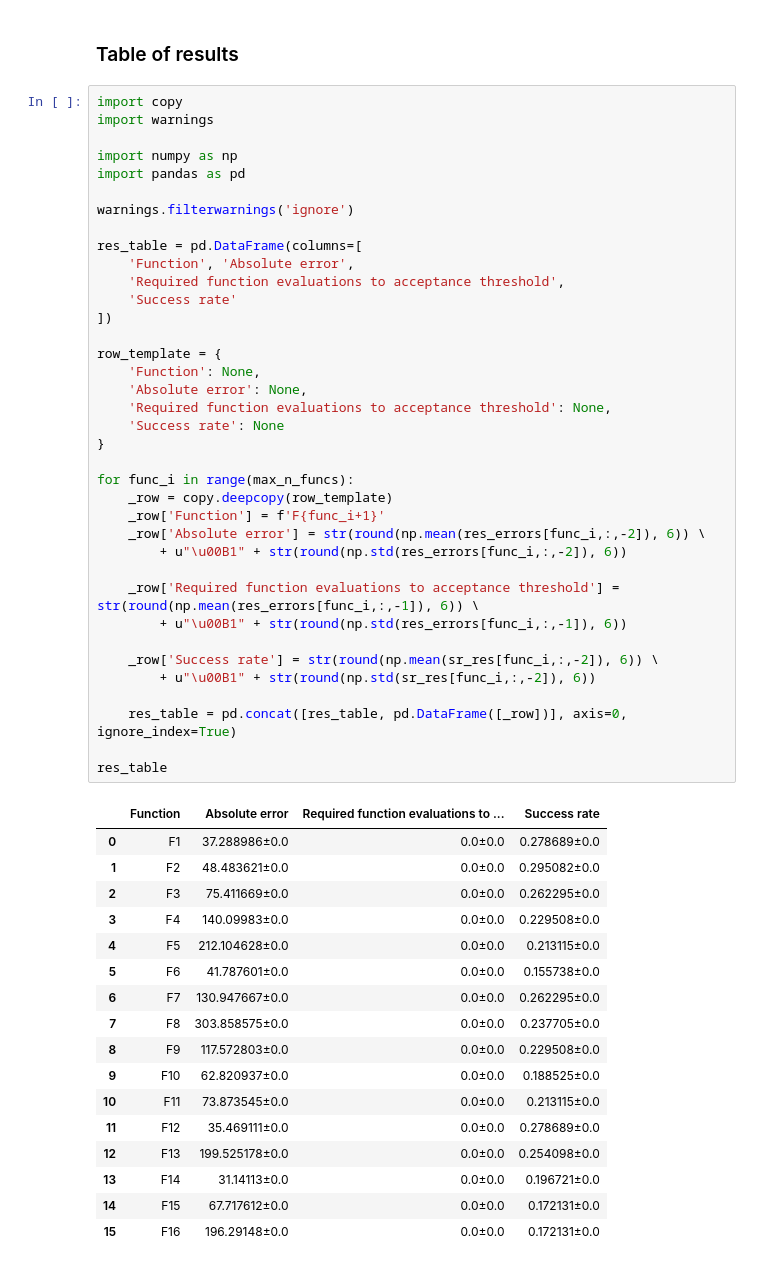
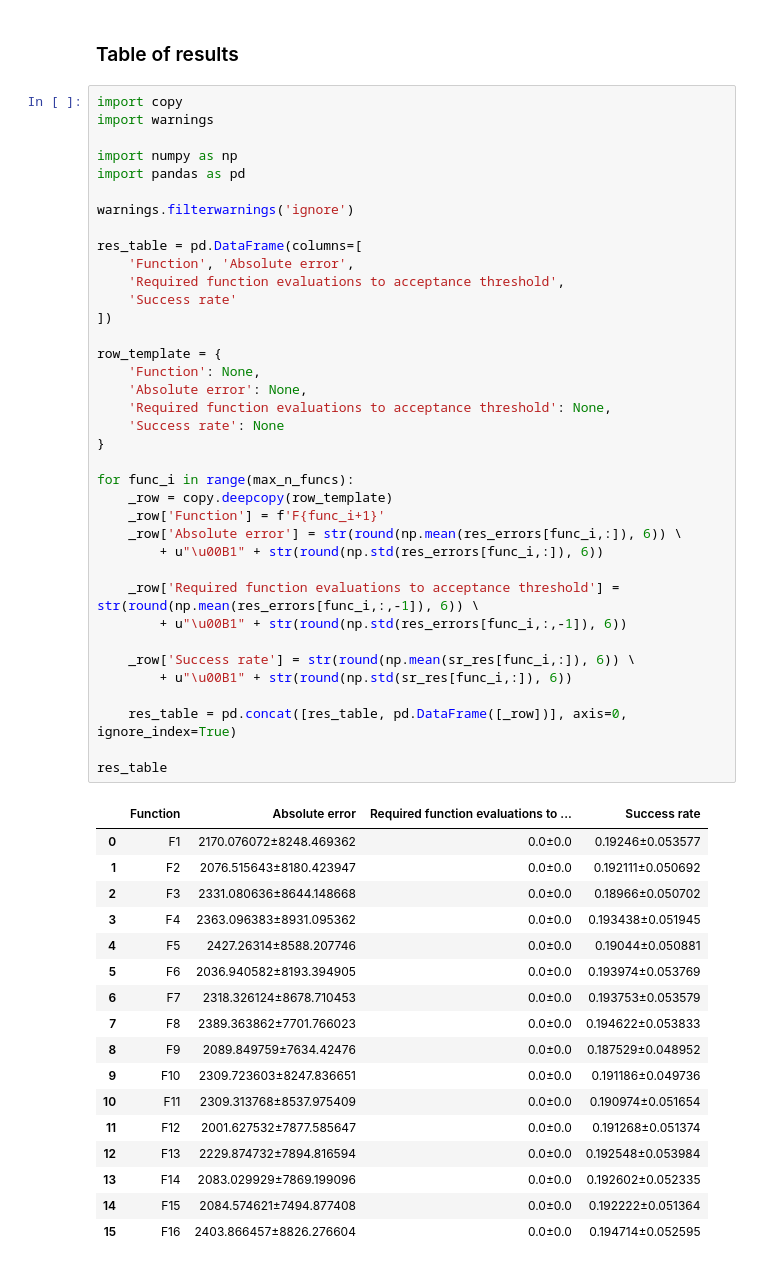
Before and after one commit to suboty/populationes, a Jupyter notebook: l_srtde/L-SRTDE.ipynb, the cells around one changed output. Drawn from its saved outputs; the diff is of its cells as text.

```diff
--- a/l_srtde/L-SRTDE.ipynb
+++ b/l_srtde/L-SRTDE.ipynb
@@ -262,50 +262,50 @@ import numpy as np
 import pandas as pd
 
 warnings.filterwarnings('ignore')
 
 res_table = pd.DataFrame(columns=[
     'Function', 'Absolute error',
     'Required function evaluations to acceptance threshold',
     'Success rate'
 ])
 
 row_template = {
     'Function': None,
     'Absolute error': None,
     'Required function evaluations to acceptance threshold': None,
     'Success rate': None
 }
 
 for func_i in range(max_n_funcs):
     _row = copy.deepcopy(row_template)
     _row['Function'] = f'F{func_i+1}'
-    _row['Absolute error'] = str(round(np.mean(res_errors[func_i,:,-2]), 6)) \
-        + u"\u00B1" + str(round(np.std(res_errors[func_i,:,-2]), 6))
+    _row['Absolute error'] = str(round(np.mean(res_errors[func_i,:]), 6)) \
+        + u"\u00B1" + str(round(np.std(res_errors[func_i,:]), 6))
 
     _row['Required function evaluations to acceptance threshold'] = str(round(np.mean(res_errors[func_i,:,-1]), 6)) \
         + u"\u00B1" + str(round(np.std(res_errors[func_i,:,-1]), 6))
 
-    _row['Success rate'] = str(round(np.mean(sr_res[func_i,:,-2]), 6)) \
-        + u"\u00B1" + str(round(np.std(sr_res[func_i,:,-2]), 6))
+    _row['Success rate'] = str(round(np.mean(sr_res[func_i,:]), 6)) \
+        + u"\u00B1" + str(round(np.std(sr_res[func_i,:]), 6))
 
     res_table = pd.concat([res_table, pd.DataFrame([_row])], axis=0, ignore_index=True)
 
 res_table
 # %% [output]
 |  | Function | Absolute error | Required function evaluations to ... | Success rate |
-| 0 | F1 | 37.288986±0.0 | 0.0±0.0 | 0.278689±0.0 |
-| 1 | F2 | 48.483621±0.0 | 0.0±0.0 | 0.295082±0.0 |
-| 2 | F3 | 75.411669±0.0 | 0.0±0.0 | 0.262295±0.0 |
-| 3 | F4 | 140.09983±0.0 | 0.0±0.0 | 0.229508±0.0 |
-| 4 | F5 | 212.104628±0.0 | 0.0±0.0 | 0.213115±0.0 |
-| 5 | F6 | 41.787601±0.0 | 0.0±0.0 | 0.155738±0.0 |
-| 6 | F7 | 130.947667±0.0 | 0.0±0.0 | 0.262295±0.0 |
-| 7 | F8 | 303.858575±0.0 | 0.0±0.0 | 0.237705±0.0 |
-| 8 | F9 | 117.572803±0.0 | 0.0±0.0 | 0.229508±0.0 |
-| 9 | F10 | 62.820937±0.0 | 0.0±0.0 | 0.188525±0.0 |
-| 10 | F11 | 73.873545±0.0 | 0.0±0.0 | 0.213115±0.0 |
-| 11 | F12 | 35.469111±0.0 | 0.0±0.0 | 0.278689±0.0 |
-| 12 | F13 | 199.525178±0.0 | 0.0±0.0 | 0.254098±0.0 |
-| 13 | F14 | 31.14113±0.0 | 0.0±0.0 | 0.196721±0.0 |
-| 14 | F15 | 67.717612±0.0 | 0.0±0.0 | 0.172131±0.0 |
-| 15 | F16 | 196.29148±0.0 | 0.0±0.0 | 0.172131±0.0 |
+| 0 | F1 | 2170.076072±8248.469362 | 0.0±0.0 | 0.19246±0.053577 |
+| 1 | F2 | 2076.515643±8180.423947 | 0.0±0.0 | 0.192111±0.050692 |
+| 2 | F3 | 2331.080636±8644.148668 | 0.0±0.0 | 0.18966±0.050702 |
+| 3 | F4 | 2363.096383±8931.095362 | 0.0±0.0 | 0.193438±0.051945 |
+| 4 | F5 | 2427.26314±8588.207746 | 0.0±0.0 | 0.19044±0.050881 |
+| 5 | F6 | 2036.940582±8193.394905 | 0.0±0.0 | 0.193974±0.053769 |
+| 6 | F7 | 2318.326124±8678.710453 | 0.0±0.0 | 0.193753±0.053579 |
+| 7 | F8 | 2389.363862±7701.766023 | 0.0±0.0 | 0.194622±0.053833 |
+| 8 | F9 | 2089.849759±7634.42476 | 0.0±0.0 | 0.187529±0.048952 |
+| 9 | F10 | 2309.723603±8247.836651 | 0.0±0.0 | 0.191186±0.049736 |
+| 10 | F11 | 2309.313768±8537.975409 | 0.0±0.0 | 0.190974±0.051654 |
+| 11 | F12 | 2001.627532±7877.585647 | 0.0±0.0 | 0.191268±0.051374 |
+| 12 | F13 | 2229.874732±7894.816594 | 0.0±0.0 | 0.192548±0.053984 |
+| 13 | F14 | 2083.029929±7869.199096 | 0.0±0.0 | 0.192602±0.052335 |
+| 14 | F15 | 2084.574621±7494.877408 | 0.0±0.0 | 0.192222±0.051364 |
+| 15 | F16 | 2403.866457±8826.276604 | 0.0±0.0 | 0.194714±0.052595 |
```
